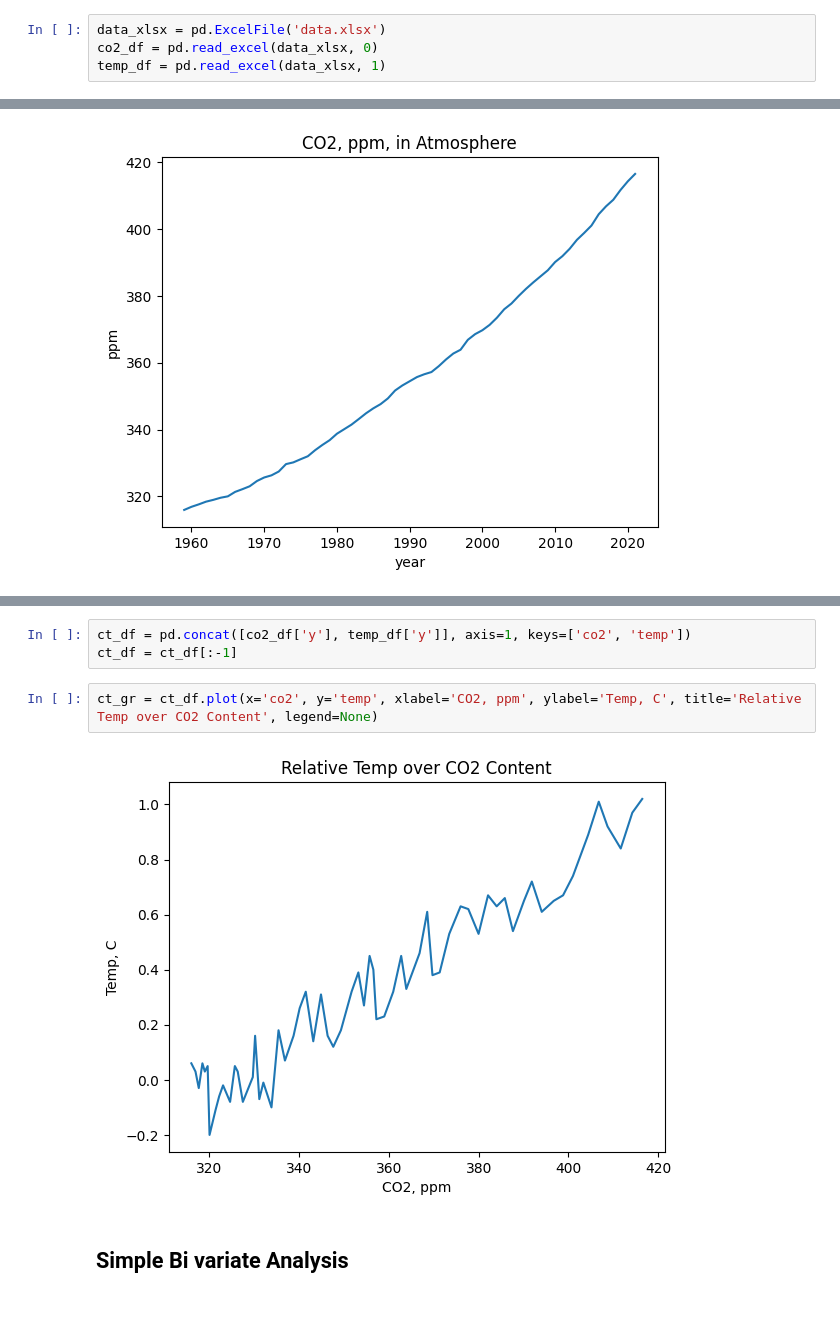
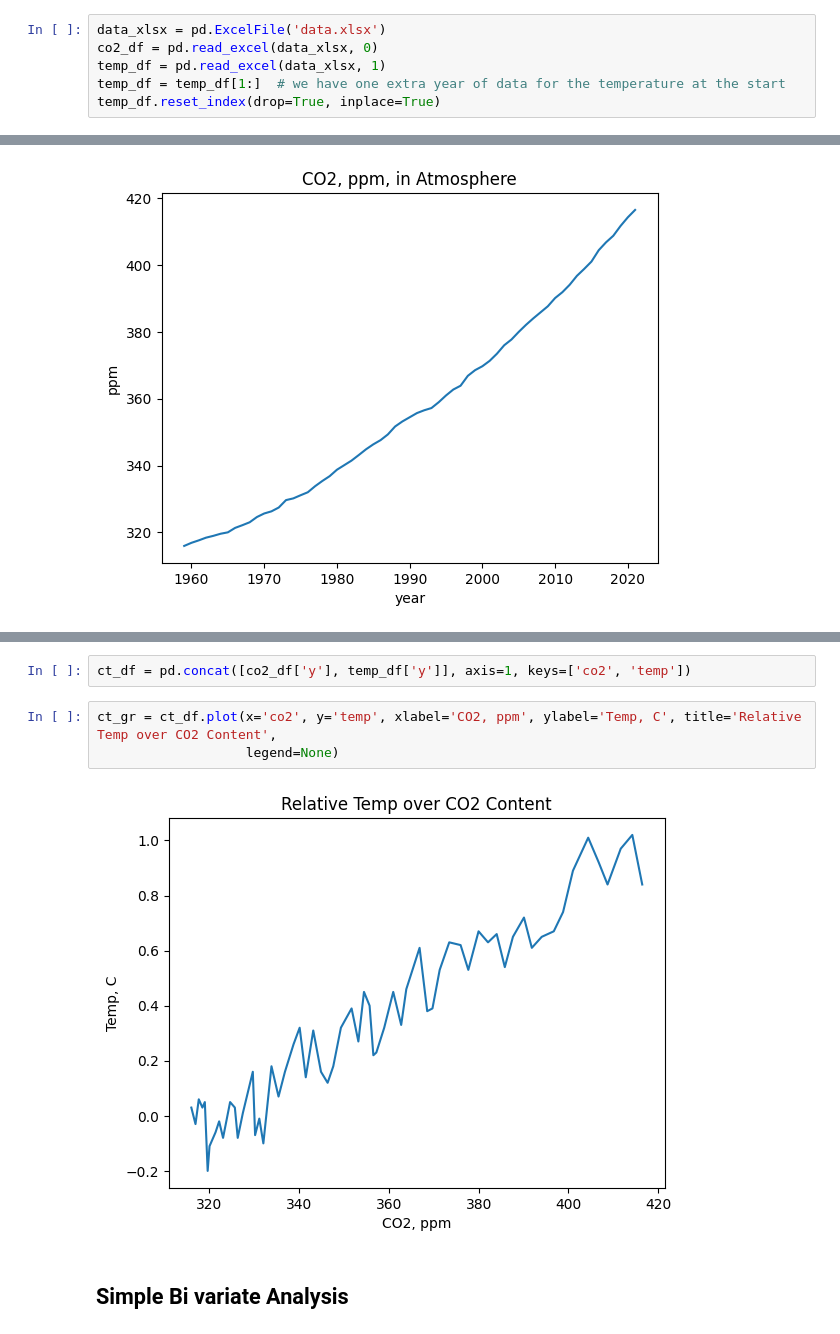
Before and after one commit to akioweh/The-HiMCM, a Jupyter notebook: py/main.ipynb, the cells around one changed output, grey strips where cells are left out. Saved outputs shown, nothing was run; the diff lists cells and outputs as text.

```diff
--- a/py/main.ipynb
+++ b/py/main.ipynb
@@ -13,6 +15,8 @@ from sklearn import metrics
 data_xlsx = pd.ExcelFile('data.xlsx')
 co2_df = pd.read_excel(data_xlsx, 0)
 temp_df = pd.read_excel(data_xlsx, 1)
+temp_df = temp_df[1:]  # we have one extra year of data for the temperature at the start
+temp_df.reset_index(drop=True, inplace=True)
 # %%
 co2_df.columns = ['year', 'y']
 temp_df.columns = ['year', 'y']
@@ -29,10 +33,10 @@ temp_gr = temp_df.plot(x='year', y='y', ylabel='C', title='Temp, Relative to 195
 # %%
 ct_df = pd.concat([co2_df['y'], temp_df['y']], axis=1, keys=['co2', 'temp'])
-ct_df = ct_df[:-1]
 # %%
-ct_gr = ct_df.plot(x='co2', y='temp', xlabel='CO2, ppm', ylabel='Temp, C', title='Relative Temp over CO2 Content', legend=None)
+ct_gr = ct_df.plot(x='co2', y='temp', xlabel='CO2, ppm', ylabel='Temp, C', title='Relative Temp over CO2 Content',
+                   legend=None)
 # %% [output]
-[figure, old version]
+[figure, new version]
 # %% [markdown]
 ## Simple Bi variate Analysis
 # %%
```
Also changed, not shown: parts of 37 cells of this notebook.
